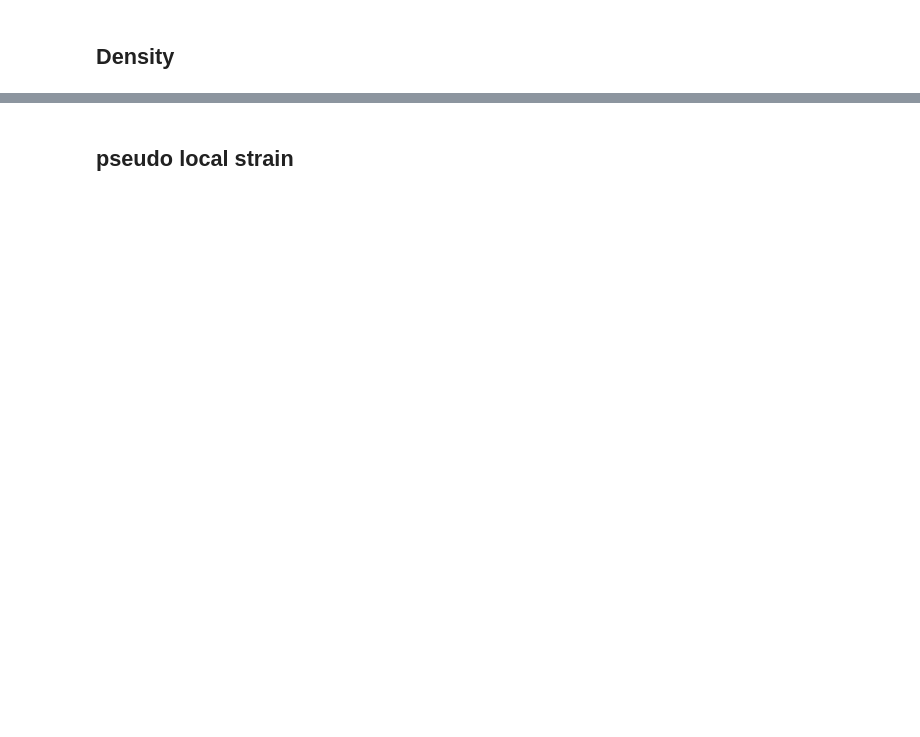
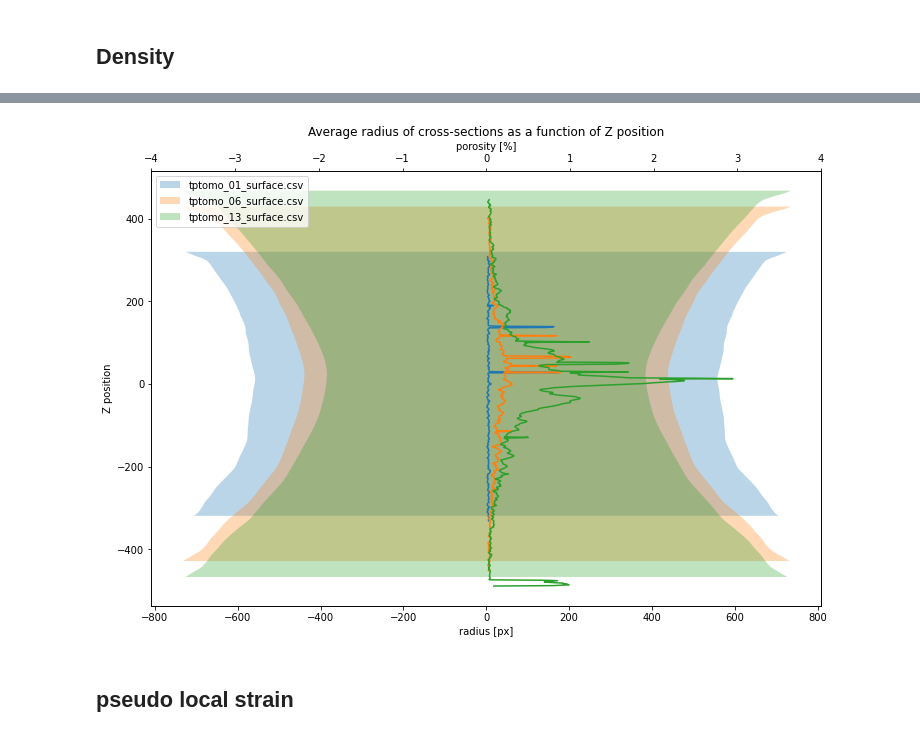
Before and after one commit to MEALORII/TP_tomo, a Jupyter notebook: script_fiji-py/MEALOR_TD_tomo-v2.ipynb, the cells around one changed output, grey strips where cells are left out. Drawn from its saved outputs; the diff is of its cells as text; code cells hidden in the pictures; blank space fills up the shorter version.

```diff
--- a/script_fiji-py/MEALOR_TD_tomo-v2.ipynb
+++ b/script_fiji-py/MEALOR_TD_tomo-v2.ipynb
@@ -124,3 +145,29 @@ plt.show()
+# %%
+fig, ax1 = plt.subplots(figsize=(12,8))
+
+for d, t in zip(data_ech, data_csv_ech):
+    x, y = d.iloc[:,0], d.iloc[:,1]
+    ax1.fill_betweenx(x-len(x)/2, -np.sqrt(y/np.pi), np.sqrt(y/np.pi), label=t.split("/")[-1], alpha=.3)
+#plt.ylim([200, 800])
+
+plt.gca().set_aspect('equal')
+
+ax2 = ax1.twiny()
+
+for i in range(3):
+    x_e, y_e = data_ech[i].iloc[:,0], data_ech[i].iloc[:,1]
+    x_c, y_c = data_cav[i].iloc[:,0], data_cav[i].iloc[:,1]
+    ax2.plot(y_c/y_e*100, x_e-centers[i])
+
+ax2.set_xlim([-4, 4])
+ax1.legend(loc='upper left')
+plt.title('Average radius of cross-sections as a function of Z position')
+ax1.set_ylabel("Z position")
+ax1.set_xlabel("radius [px]")
+ax2.set_xlabel("porosity [%]")
+plt.show()
+# %% [output]
+[figure, added]
 # %% [markdown]
 ## pseudo local strain
 # %%
```
Also changed, not shown: parts of 28 cells of this notebook, 1 other file.
